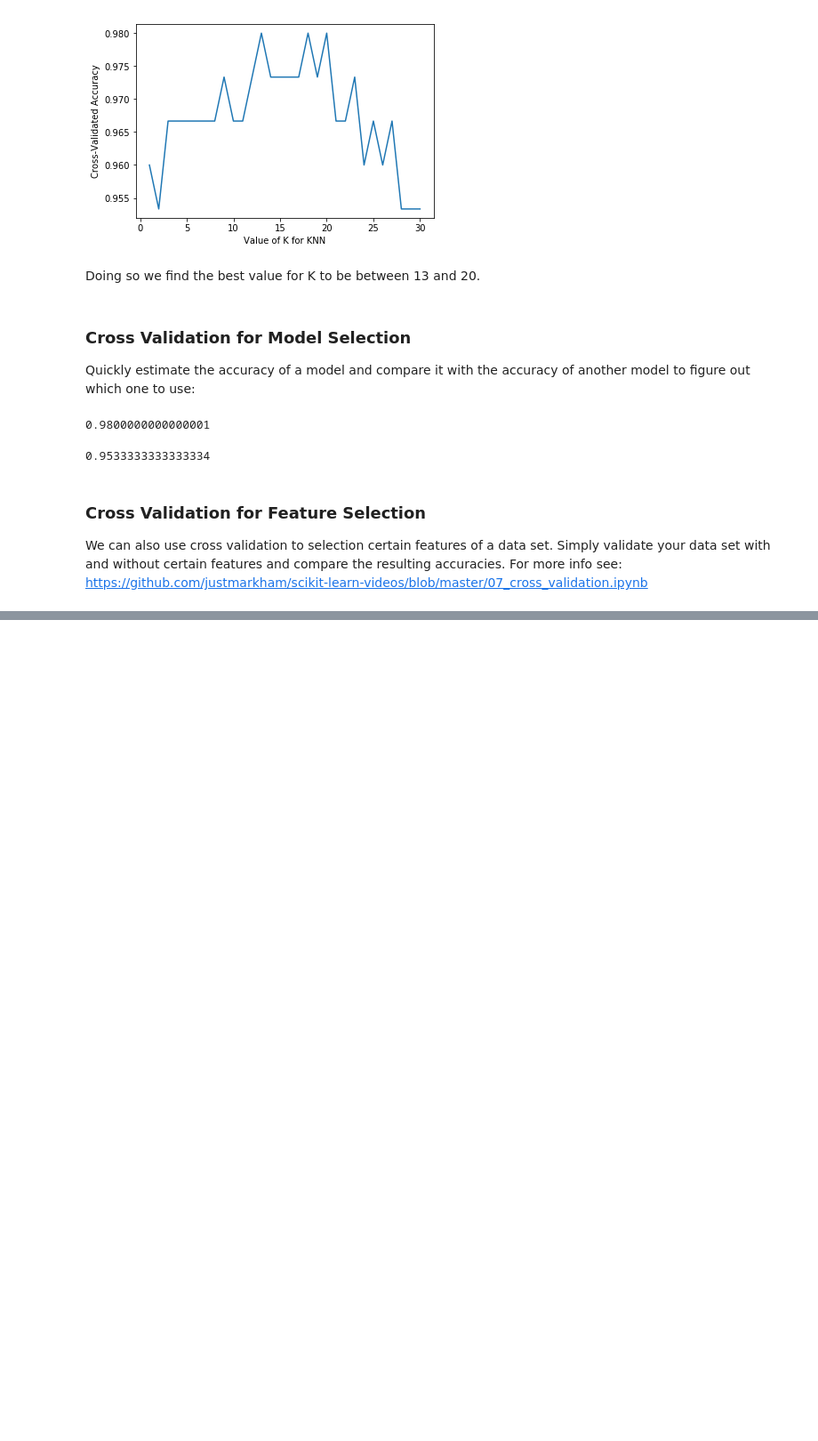
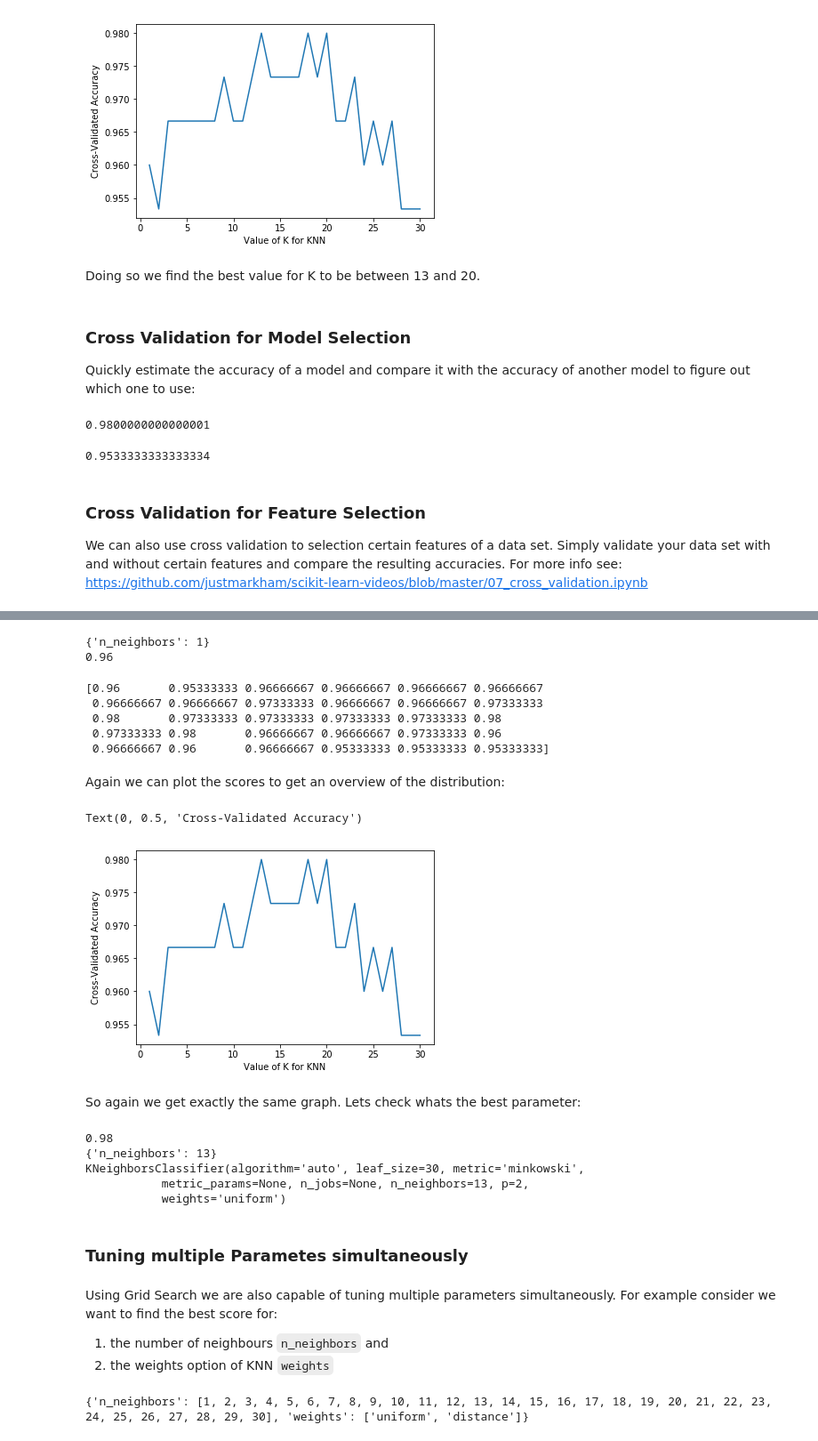
Before and after one commit to fgebhart/handson-ml, a Jupyter notebook: tutorials/dataschool_iris.ipynb, the cells around one changed output, grey strips where cells are left out. Shown: that part at 89% size. Cells and saved outputs as stored; diff of their text form; code cells hidden in the pictures; blank space fills up the shorter version.

Commit message:
add grid search and random search for parameter tuning

```diff
--- a/tutorials/dataschool_iris.ipynb
+++ b/tutorials/dataschool_iris.ipynb
@@ -315,0 +335,3 @@ We can also use cross validation to selection certain features of a data set. Si
+# %%
+param_grid = dict(n_neighbors=k_range)
+print(param_grid)
@@ -315,0 +340,7 @@ We can also use cross validation to selection certain features of a data set. Si
+# %%
+# instantiate the grid
+grid = GridSearchCV(knn,
+                    param_grid, cv=10,
+                    scoring='accuracy',
+                    return_train_score=False,
+                    n_jobs=-1)
@@ -315,0 +349,3 @@ We can also use cross validation to selection certain features of a data set. Si
+# %%
+# fit the grid with data
+grid.fit(X, y)
@@ -315,0 +385,46 @@ We can also use cross validation to selection certain features of a data set. Si
+# %%
+# examine the first result
+print(grid.cv_results_['params'][0])
+print(grid.cv_results_['mean_test_score'][0])
+# %% [output]
+{'n_neighbors': 1}
+0.96
+# %%
+# print the array of mean scores only
+grid_mean_scores = grid.cv_results_['mean_test_score']
+print(grid_mean_scores)
+# %% [output]
+[0.96       0.95333333 0.96666667 0.96666667 0.96666667 0.96666667
+ 0.96666667 0.96666667 0.97333333 0.96666667 0.96666667 0.97333333
+ 0.98       0.97333333 0.97333333 0.97333333 0.97333333 0.98
+ 0.97333333 0.98       0.96666667 0.96666667 0.97333333 0.96
+ 0.96666667 0.96       0.96666667 0.95333333 0.95333333 0.95333333]
+# %% [markdown]
+Again we can plot the scores to get an overview of the distribution:
+# %%
+# plot the results
+plt.plot(k_range, grid_mean_scores)
+plt.xlabel('Value of K for KNN')
+plt.ylabel('Cross-Validated Accuracy')
+# %% [output]
+Text(0, 0.5, 'Cross-Validated Accuracy')
+[figure, added]
+# %% [markdown]
+So again we get exactly the same graph. Lets check whats the best parameter:
+# %%
+# examine the best model
+print(grid.best_score_)
+print(grid.best_params_)
+print(grid.best_estimator_)
+# %% [output]
+0.98
+{'n_neighbors': 13}
+KNeighborsClassifier(algorithm='auto', leaf_size=30, metric='minkowski',
+           metric_params=None, n_jobs=None, n_neighbors=13, p=2,
+           weights='uniform')
+# %% [markdown]
+### Tuning multiple Parametes simultaneously
+# %% [markdown]
+Using Grid Search we are also capable of tuning multiple parameters simultaneously. For example consider we want to find the best score for:
+1. the number of neighbours `n_neighbors` and
+2. the weights option of KNN `weights`
@@ -315,0 +435,6 @@ We can also use cross validation to selection certain features of a data set. Si
+# %%
+# create a parameter grid: map the parameter names to the values that should be searched
+param_grid = dict(n_neighbors=k_range, weights=weight_options)
+print(param_grid)
+# %% [output]
+{'n_neighbors': [1, 2, 3, 4, 5, 6, 7, 8, 9, 10, 11, 12, 13, 14, 15, 16, 17, 18, 19, 20, 21, 22, 23, 24, 25, 26, 27, 28, 29, 30], 'weights': ['uniform', 'distance']}
```
Also changed, not shown: parts of 35 cells of this notebook.
